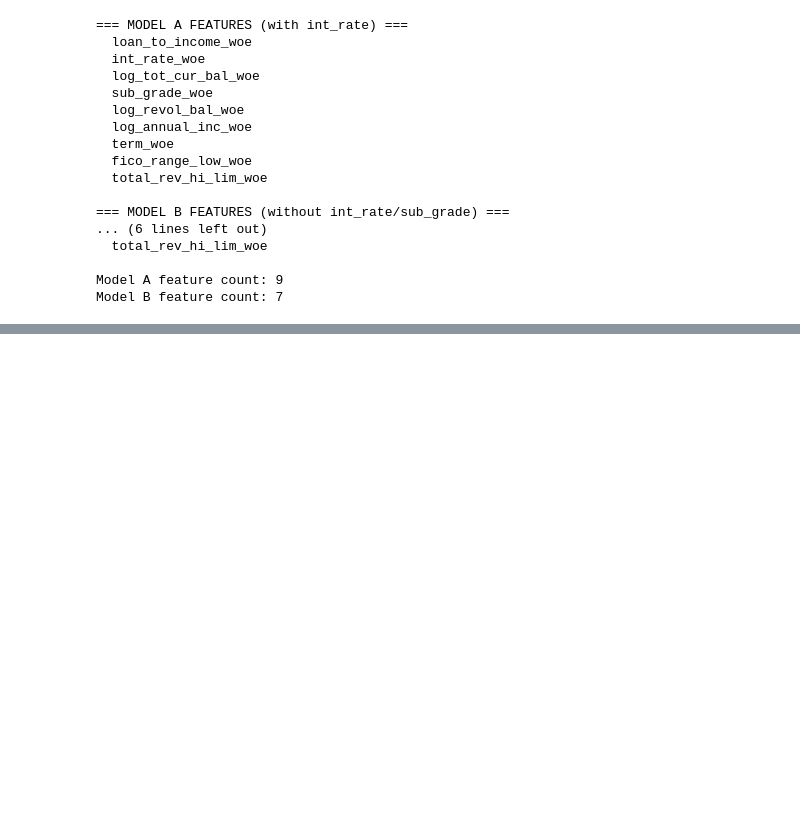
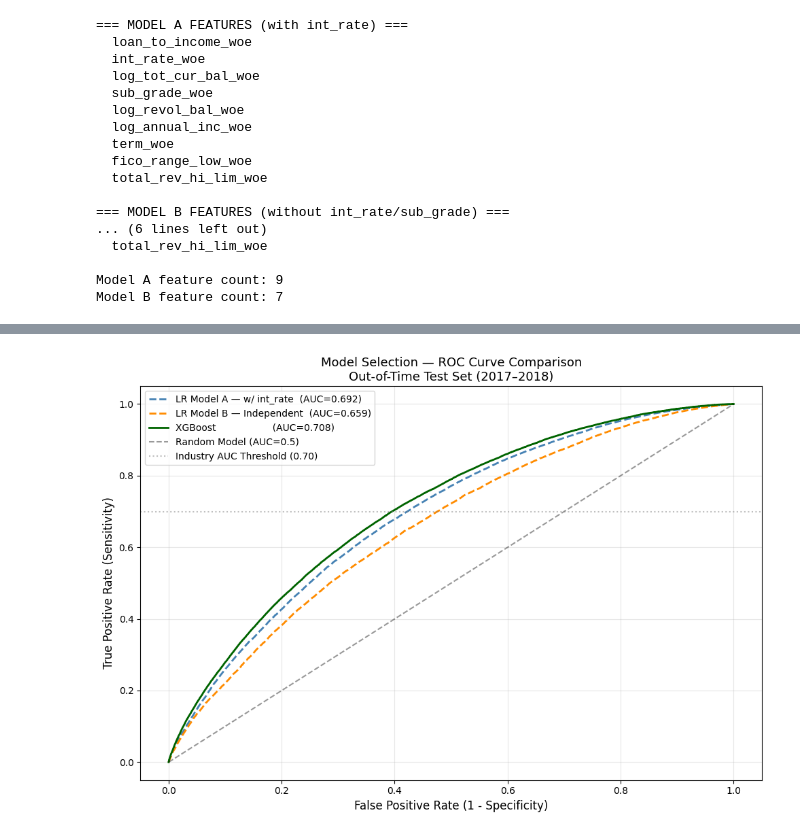
Before and after one commit to Gaurav-phatkare/Credit-Risk-Assessment-and-Default-Prediction-Framework, a Jupyter notebook: analysis_final.ipynb, the cells around one changed output, grey strips where cells are left out. Saved outputs shown, nothing was run; the diff lists cells and outputs as text; code cells hidden in the pictures; blank space fills up the shorter version.

```diff
--- a/analysis_final.ipynb
+++ b/analysis_final.ipynb
@@ -740,0 +1110,25 @@ Model B feature count: 7
+# %%
+fig, ax = plt.subplots(figsize=(10, 7))
+
+models_to_plot = [
+    (pd_test_A,  y_test, f'LR Model A — w/ int_rate  (AUC={auc_A:.3f})',  'steelblue',   '--'),
+    (pd_test_B,  y_test, f'LR Model B — Independent  (AUC={auc_B:.3f})',  'darkorange',  '--'),
+    (pd_xgb,     y_test, f'XGBoost                   (AUC={0.7084:.3f})', 'darkgreen',   '-'),
+]
+
+for pd_scores, y_true, label, color, ls in models_to_plot:
+    fpr, tpr, _ = roc_curve(y_true, pd_scores)
+    ax.plot(fpr, tpr, label=label, color=color, lw=2, linestyle=ls)
+
+ax.plot([0,1],[0,1],'k--', alpha=0.4, label='Random Model (AUC=0.5)')
+ax.axhline(y=0.70, color='gray', linestyle=':', alpha=0.5, label='Industry AUC Threshold (0.70)')
+ax.set_xlabel('False Positive Rate (1 - Specificity)', fontsize=12)
+ax.set_ylabel('True Positive Rate (Sensitivity)', fontsize=12)
+ax.set_title('Model Selection — ROC Curve Comparison\nOut-of-Time Test Set (2017–2018)', fontsize=13)
+ax.legend(fontsize=10)
+ax.grid(alpha=0.3)
+plt.tight_layout()
+plt.savefig('model_comparison_roc.png', dpi=150)
+plt.show()
+# %% [output]
+[figure, added]
```
Also changed, not shown: parts of 26 cells of this notebook.
